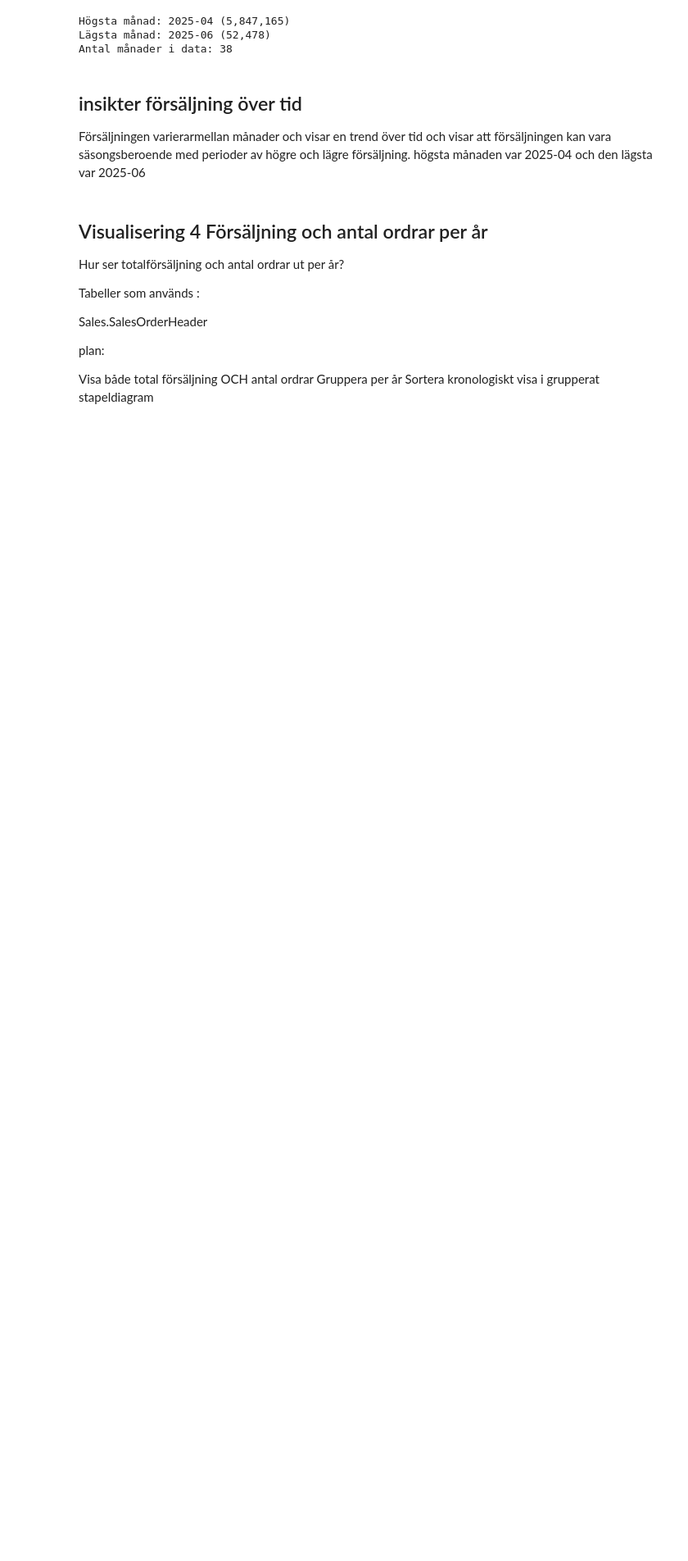
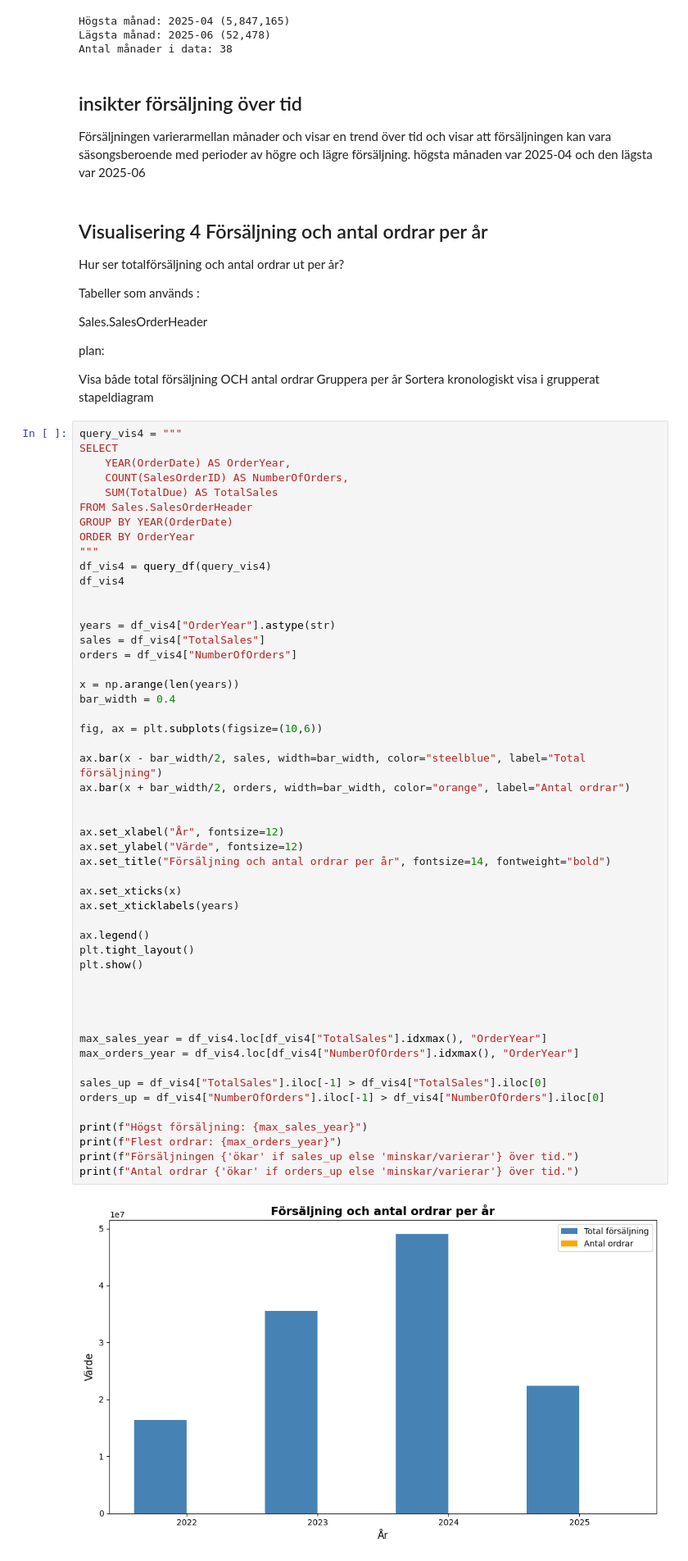
Before and after one commit to Henri1979/AdventureWorksAnalys, a Jupyter notebook: notebooks/analys.ipynb, the cells around one changed output. Shown at 82% size. Saved outputs shown, nothing was run; the diff lists cells and outputs as text; blank space fills up the shorter version.

```diff
--- a/notebooks/analys.ipynb
+++ b/notebooks/analys.ipynb
@@ -247,3 +247,56 @@ Visa både total försäljning OCH antal ordrar
 Gruppera per år
 Sortera kronologiskt
 visa i grupperat stapeldiagram
+# %%
+query_vis4 = """
+SELECT
+    YEAR(OrderDate) AS OrderYear,
+    COUNT(SalesOrderID) AS NumberOfOrders,
+    SUM(TotalDue) AS TotalSales
+FROM Sales.SalesOrderHeader
+GROUP BY YEAR(OrderDate)
+ORDER BY OrderYear
+"""
+df_vis4 = query_df(query_vis4)
+df_vis4
+
+
+years = df_vis4["OrderYear"].astype(str)
+sales = df_vis4["TotalSales"]
+orders = df_vis4["NumberOfOrders"]
+
+x = np.arange(len(years))
+bar_width = 0.4
+
+fig, ax = plt.subplots(figsize=(10,6))
+
+ax.bar(x - bar_width/2, sales, width=bar_width, color="steelblue", label="Total försäljning")
+ax.bar(x + bar_width/2, orders, width=bar_width, color="orange", label="Antal ordrar")
+
+
+ax.set_xlabel("År", fontsize=12)
+ax.set_ylabel("Värde", fontsize=12)
+ax.set_title("Försäljning och antal ordrar per år", fontsize=14, fontweight="bold")
+
+ax.set_xticks(x)
+ax.set_xticklabels(years)
+
+ax.legend()
+plt.tight_layout()
+plt.show()
+
+
+
+
+max_sales_year = df_vis4.loc[df_vis4["TotalSales"].idxmax(), "OrderYear"]
+max_orders_year = df_vis4.loc[df_vis4["NumberOfOrders"].idxmax(), "OrderYear"]
+
+sales_up = df_vis4["TotalSales"].iloc[-1] > df_vis4["TotalSales"].iloc[0]
+orders_up = df_vis4["NumberOfOrders"].iloc[-1] > df_vis4["NumberOfOrders"].iloc[0]
+
+print(f"Högst försäljning: {max_sales_year}")
+print(f"Flest ordrar: {max_orders_year}")
+print(f"Försäljningen {'ökar' if sales_up else 'minskar/varierar'} över tid.")
+print(f"Antal ordrar {'ökar' if orders_up else 'minskar/varierar'} över tid.")
+# %% [output]
+[figure, added]
```
Also changed, not shown: parts of 2 cells of this notebook, 1 other file.
